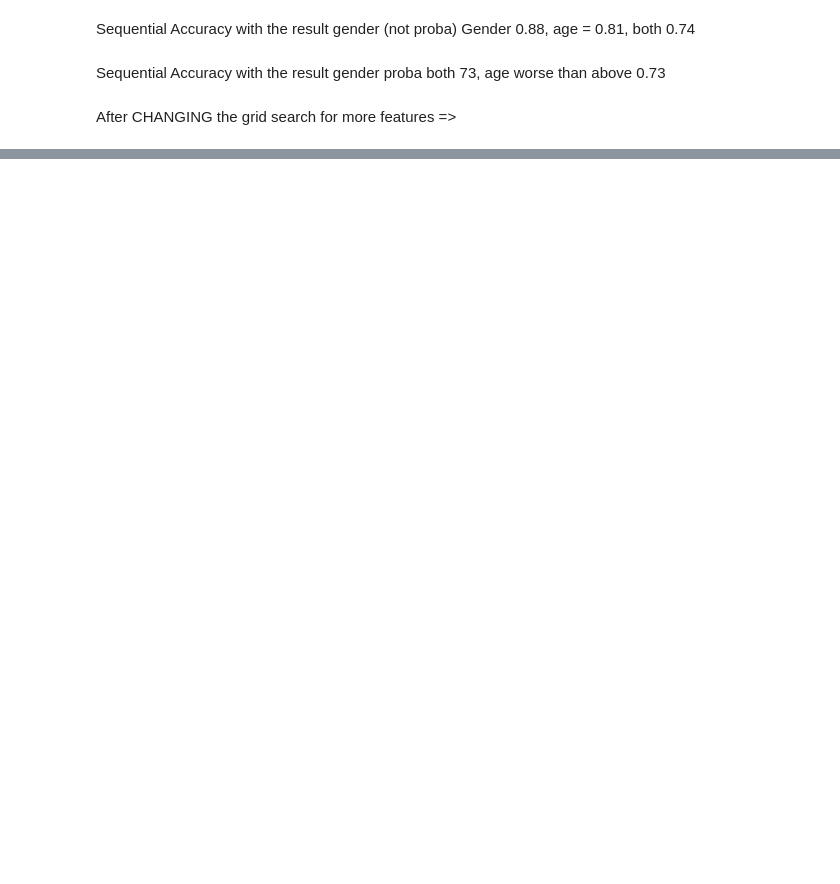
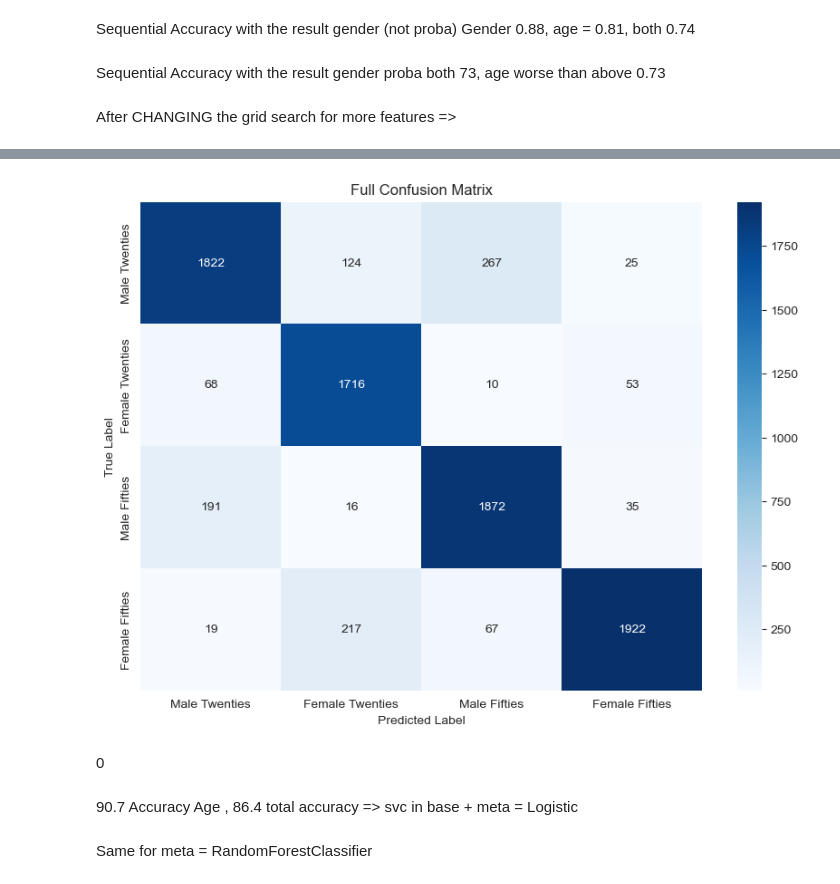
Before and after one commit to zizoisprogramming/VoiceProfiler, a Jupyter notebook: prediction.ipynb, the cells around one changed output, grey strips where cells are left out. Cells and saved outputs as stored; diff of their text form; code cells hidden in the pictures; blank space fills up the shorter version.

```diff
--- a/prediction.ipynb
+++ b/prediction.ipynb
@@ -318,9 +380,9 @@ base_estimators = [
     ('knn', model_a_knn),
     ('rf', model_a_rf),
     ('et', model_a),
-    ('svc', model_a_svm),
+    # ('svc', model_a_svm),
 ]
-meta_classifier = LogisticRegression(max_iter=1000)
+meta_classifier = LogisticRegression(penalty='l2', C=1, solver='lbfgs')
 stacking_clf = StackingClassifier(
     estimators=base_estimators,
     final_estimator=meta_classifier,
@@ -337,0 +415,40 @@ print("Stacking Classifier Total Accuracy:", accuracy_score(y_test, y_pred_test)
+# %%
+from collections import defaultdict, Counter
+def classification_counts(y_pred_test, y_test):
+    confusion = Counter()
+    for true, pred in zip(y_test, y_pred_test):
+        confusion[(true, pred)] += 1
+    return confusion
+
+confusion_counts = classification_counts(y_pred_test, y_test)
+all_labels = sorted(set(y_test) | set(y_pred_test))
+
+df_2 = pd.DataFrame(0, index=all_labels, columns=all_labels)
+
+for (true_label, pred_label), count in confusion_counts.items():
+    df.loc[true_label, pred_label] = count
+
+label_map = {
+    0: 'Male Twenties',
+    1: 'Female Twenties',
+    2: 'Male Fifties',
+    3: 'Female Fifties'
+}
+
+df_2.index = df_2.index.map(label_map)
+df_2.columns = df_2.columns.map(label_map)
+
+plt.figure(figsize=(10, 7))
+sns.heatmap(df_2, annot=True, fmt='d', cmap='Blues')
+plt.xlabel('Predicted Label')
+plt.ylabel('True Label')
+plt.title('Full Confusion Matrix')
+plt.show()
+# %% [output]
+[figure, added]
+# %% [markdown]
+0
+# %% [markdown]
+90.7 Accuracy Age , 86.4 total accuracy => svc in base + meta = Logistic
+# %% [markdown]
+Same for meta = RandomForestClassifier
```
Also changed, not shown: parts of 21 cells of this notebook.
